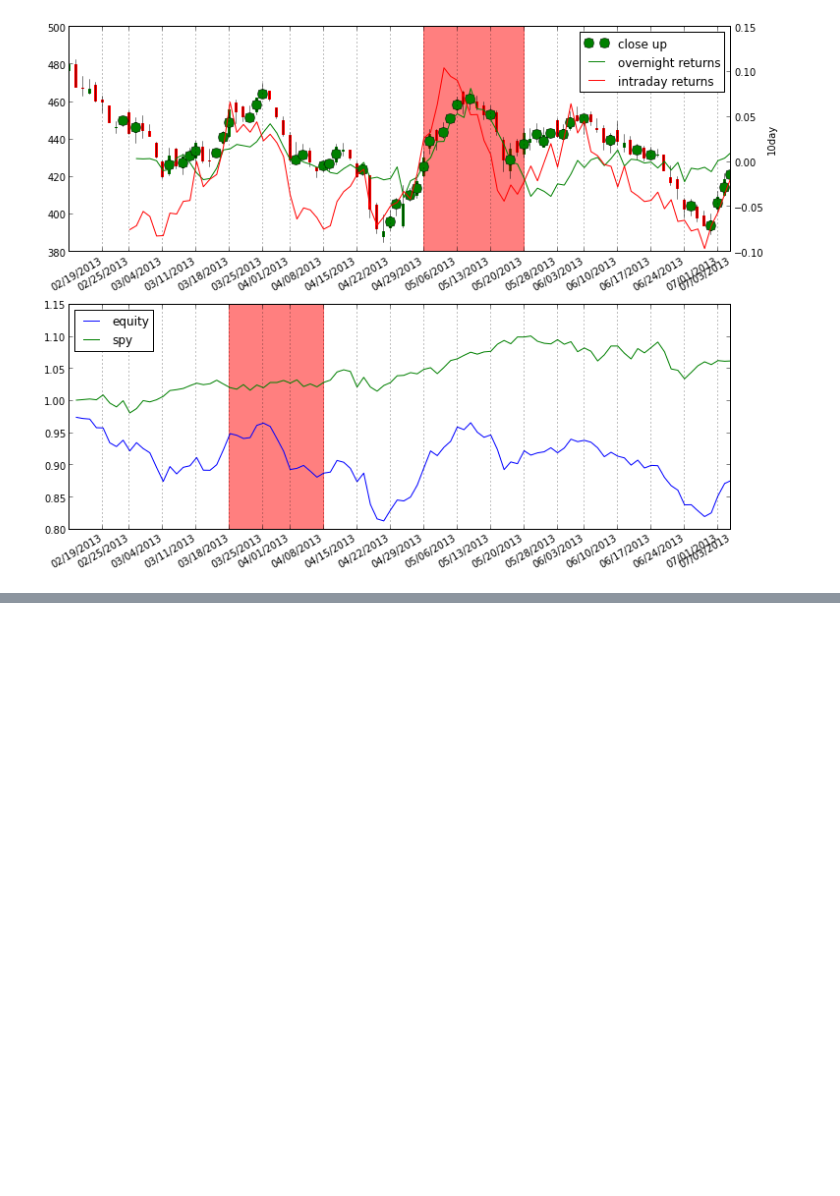
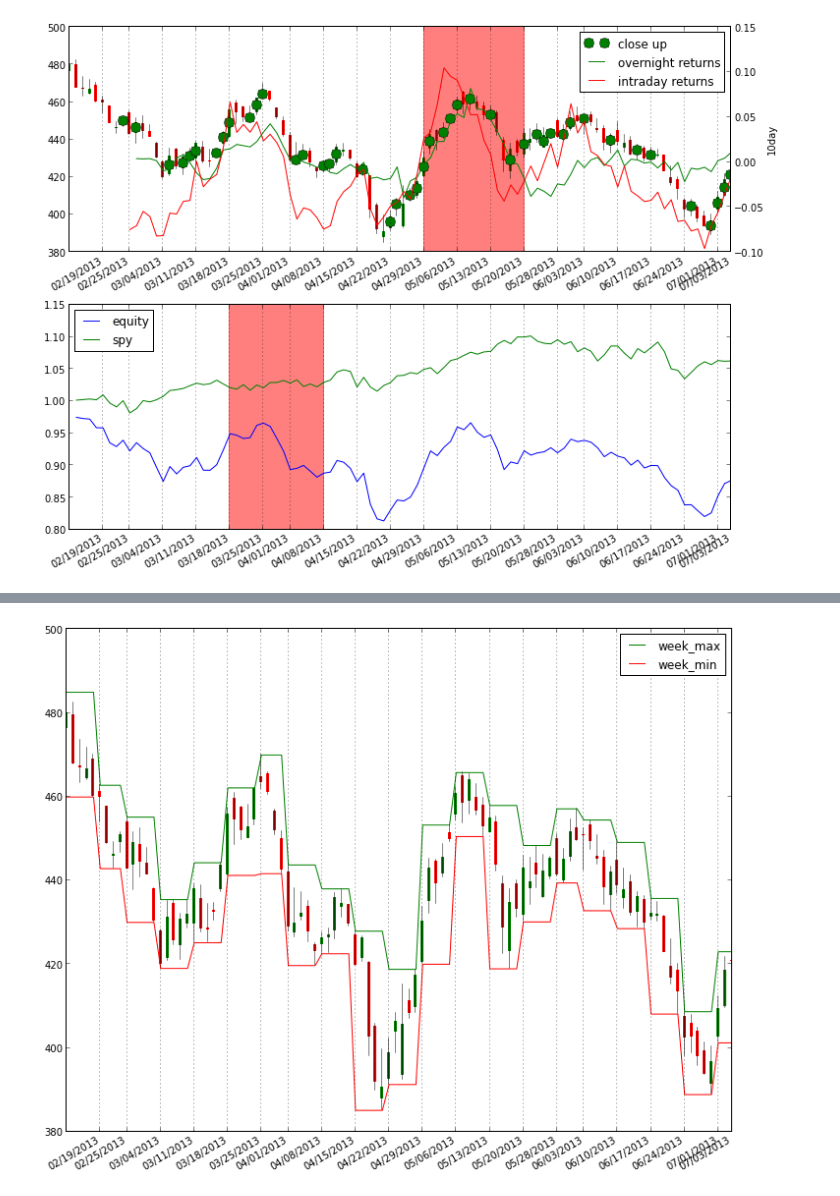
Before and after one commit to dalejung/ts-charting, a Jupyter notebook: notebooks/ohlc.ipynb, the cells around one changed output, grey strips where cells are left out. Drawn from its saved outputs; the diff is of its cells as text; code cells hidden in the pictures; blank space fills up the shorter version.

```diff
--- a/notebooks/ohlc.ipynb
+++ b/notebooks/ohlc.ipynb
@@ -115,0 +120,5 @@ fig.hl_span("3/18/2013", "4/08/2013", color='red')
+# %%
+week_max = df.High.resample('W', 'max', label='left').tshift(-1, '1h')
+week_min = df.Low.resample('W', 'min', label='left').tshift(-3, '1h')
+# note these are both sparse (anchored on saturday) and misaligned (happens at 11 or 9 PM)
+week_max
@@ -115,0 +143,9 @@ fig.hl_span("3/18/2013", "4/08/2013", color='red')
+# %%
+fig = charting.figure(1)
+fig.set_ax(1)
+
+df.ohlc_plot()
+week_max.fplot('week_max', method='ffill', color='green')
+week_min.fplot('week_min', method='ffill', color='red')
+# %% [output]
+[figure, added]
```
Also changed, not shown: parts of 2 cells of this notebook.
